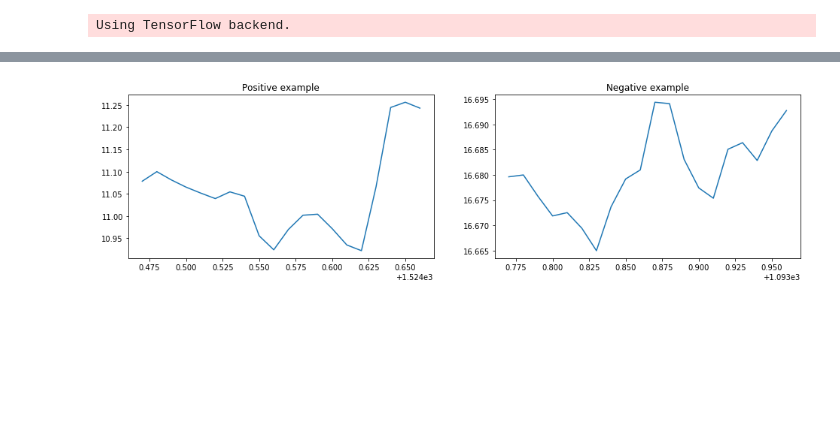
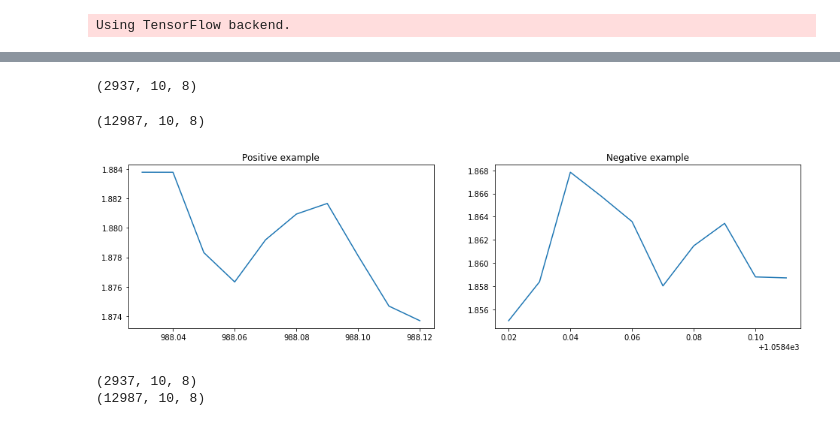
Before and after one commit to RedTachyon/actos-analysis, a Jupyter notebook: jump_prediction.ipynb, the cells around one changed output, grey strips where cells are left out. Drawn from its saved outputs; the diff is of its cells as text; code cells hidden in the pictures; blank space fills up the shorter version.

```diff
--- a/jump_prediction.ipynb
+++ b/jump_prediction.ipynb
@@ -73,18 +45,50 @@ print(neg_temp_data.shape)
+# %%
+with open('data/data16.pickle', 'rb') as f:
+    data = pickle.load(f)
+
+df = dg.get_df(data)
+df_points = pp.prepare_points()
+
+df = dg.add_labels(df, df_points)
+
+df = dg.add_angles(df)
+# %%
+features = ['lowT_av', 'upT_av', 'sonic1', 'sonic2', 'sonic3', 'lwc1V_av', 'theta', 'phi']
+# %%
+pos_time, pos_features = dg.generate_positive(df,
+                                              size=10,
+                                              feature_names=features,
+                                              label_name='low_label')
+print(pos_features.shape)
+# %% [output]
+(2937, 10, 8)
+# %%
+START = 800000
+END   = 7500000
+neg_time, neg_features = dg.generate_negative(df[(df.time >= START) & (df.time < END)],
+                                              size=10,
+                                              safe=50,
+                                              feature_names=features,
+                                              label_name='low_label')
+
+print(neg_features.shape)
+# %% [output]
+(12987, 10, 8)
 # %%
 plt.rcParams['figure.figsize'] = [16, 4]
 
-idx = 491
+idx = 121
 
 plt.subplot(121)
-plt.plot(pos_time_data[idx]/1000., pos_temp_data[idx])
+plt.plot(pos_time[idx]/1000., pos_features[idx,:,6])
 plt.title("Positive example")
 
 idx = 485
 
 plt.subplot(122)
-plt.plot(neg_time_data[idx]/1000., neg_temp_data[idx])
+plt.plot(neg_time[idx]/1000., neg_features[idx,:,6])
 plt.title("Negative example")
 plt.show()
 # %% [output]
-[figure, old version]
+[figure, new version]
 # %%
@@ -93,3 +97,9 @@ neg_labels = np.zeros(neg_temp_data.shape[0])
+# %%
+print(pos_features.shape)
+print(neg_features.shape)
+# %% [output]
+(2937, 10, 8)
+(12987, 10, 8)
 # %%
 print(pos_labels.shape)
 print(neg_labels.shape)
```
Also changed, not shown: parts of 23 cells of this notebook, 4 other files.
